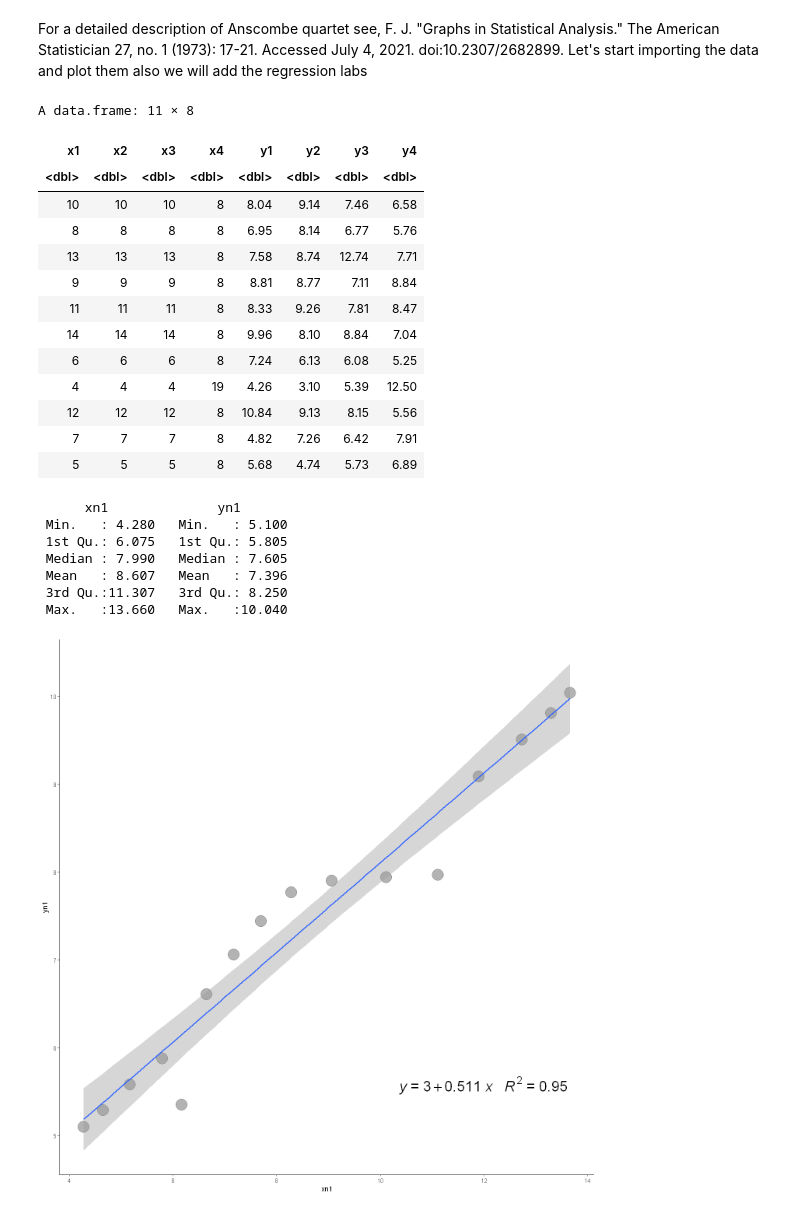
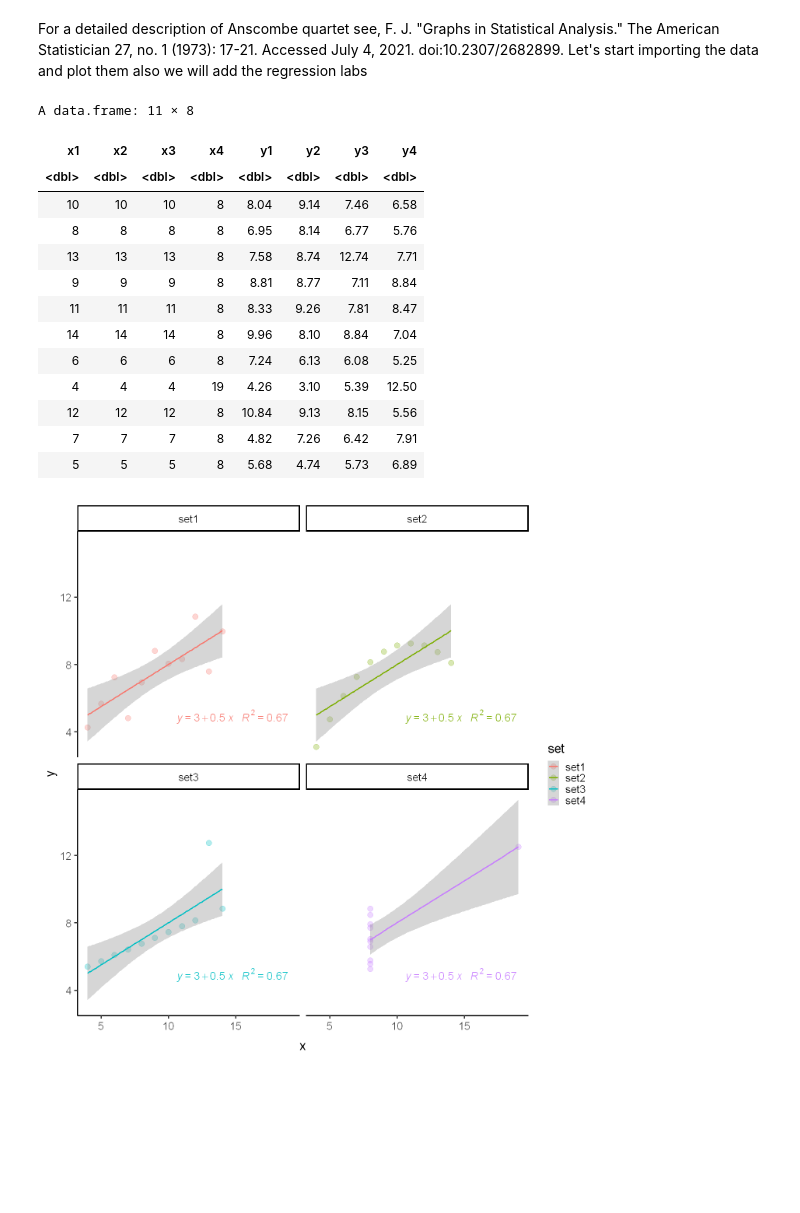
Before and after one commit to jojosgithub/blog, a Jupyter notebook: _notebooks/2021-07-04-anscombe.ipynb, the cells around one changed output. Drawn from its saved outputs; the diff is of its cells as text; code cells hidden in the pictures; blank space fills up the shorter version.

```diff
--- a/_notebooks/2021-07-04-anscombe.ipynb
+++ b/_notebooks/2021-07-04-anscombe.ipynb
@@ -15,11 +15,10 @@ library(ggpmisc)
 library(data.table)
 library(ggplot2)
 library(datasauRus)
+options(repr.plot.width=12, repr.plot.height=12)
 
-options(repr.plot.width=6, repr.plot.height=4)
 anscombe
 
-options(repr.plot.width=12, repr.plot.height=12)
 #rearrange to create a ggplot + regression
 set1 <- data.frame(anscombe$x1, anscombe$y1)
 set1$set <- "set1"
@@ -37,62 +36,39 @@ colnames(set4) <- c("x","y","set")
 gganscombe <- rbind(set1,set2,set3,set4)
 colnames(gganscombe) <- c("x","y","set")
 
 #we need to define the formula before using them in ggsmooth see
 #https://stackoverflow.com/a/39333833/6483091
 formula <- y ~ x
 
-p <- ggplot(gganscombe, aes(x= x, y= y, color = set,size = 8)) +
-  geom_point(alpha = 0.3) +
+p <- ggplot(gganscombe, aes(x= x, y= y, color = set)) +
+  geom_point(alpha = 0.3,size = 4) +
   facet_wrap(~set, ncol=2)  +
   geom_smooth(method = "lm", formula = formula, se = T) +
   stat_poly_eq(aes(label = paste(..eq.label.., ..rr.label.., sep = "~~~")),
                label.x.npc = "right", label.y.npc = 0.15,
-               formula = formula, parse = TRUE, size = 8)
+               formula = formula, parse = TRUE, size = 6)
+
+p+theme_classic(base_size=20)
 
 
 x=gganscombe$x
 y=gganscombe$y
-
-
-#an example of dataset
-
-xn1 <- c(4.28,4.65,5.17, 5.79, 6.17, 6.65, 7.17, 7.70, 8.28, 9.06, 10.11,11.11, 11.90,12.73,13.29, 13.66)
-yn1 <- c(5.10, 5.29, 5.58, 5.88, 5.35, 6.61, 7.06, 7.44, 7.77, 7.90, 7.94, 7.97, 9.09, 9.51, 9.81, 10.04)
-
-
-datn1 <- data.frame(xn1,yn1)
-
-pnew <- ggplot(datn1, aes(x = xn1, y= yn1 )) +
-  geom_point(alpha = 0.3,size = 8) +
-  geom_smooth(method = "lm", formula = formula, se = T) +
-  stat_poly_eq(aes(label = paste(..eq.label.., ..rr.label.., sep = "~~~")),
-               label.x.npc = "right", label.y.npc = 0.15,
-               formula = formula, parse = TRUE, size = 8)
-pnew + theme_classic()
-summary(datn1)
 # %% [output]
 A data.frame: 11 × 8
 | x1 | x2 | x3 | x4 | y1 | y2 | y3 | y4 |
 | <dbl> | <dbl> | <dbl> | <dbl> | <dbl> | <dbl> | <dbl> | <dbl> |
 | 10 | 10 | 10 | 8 | 8.04 | 9.14 | 7.46 | 6.58 |
 | 8 | 8 | 8 | 8 | 6.95 | 8.14 | 6.77 | 5.76 |
 | 13 | 13 | 13 | 8 | 7.58 | 8.74 | 12.74 | 7.71 |
 | 9 | 9 | 9 | 8 | 8.81 | 8.77 | 7.11 | 8.84 |
 | 11 | 11 | 11 | 8 | 8.33 | 9.26 | 7.81 | 8.47 |
 | 14 | 14 | 14 | 8 | 9.96 | 8.10 | 8.84 | 7.04 |
 | 6 | 6 | 6 | 8 | 7.24 | 6.13 | 6.08 | 5.25 |
 | 4 | 4 | 4 | 19 | 4.26 | 3.10 | 5.39 | 12.50 |
 | 12 | 12 | 12 | 8 | 10.84 | 9.13 | 8.15 | 5.56 |
 | 7 | 7 | 7 | 8 | 4.82 | 7.26 | 6.42 | 7.91 |
 | 5 | 5 | 5 | 8 | 5.68 | 4.74 | 5.73 | 6.89 |
-      xn1              yn1
- Min.   : 4.280   Min.   : 5.100
- 1st Qu.: 6.075   1st Qu.: 5.805
- Median : 7.990   Median : 7.605
- Mean   : 8.607   Mean   : 7.396
- 3rd Qu.:11.307   3rd Qu.: 8.250
- Max.   :13.660   Max.   :10.040
-[figure, old version]
+[figure, new version]
 # %%
 
 #which trick was used???
```
Also changed, not shown: parts of 2 cells of this notebook.
